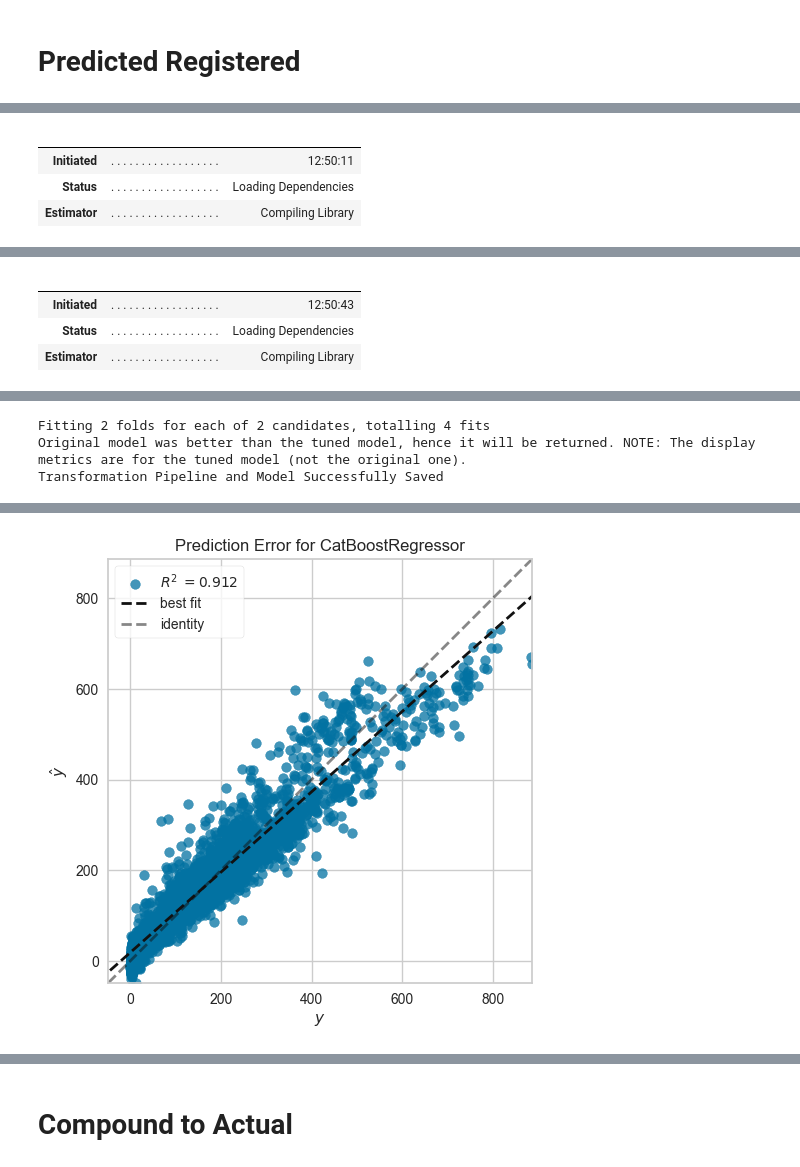
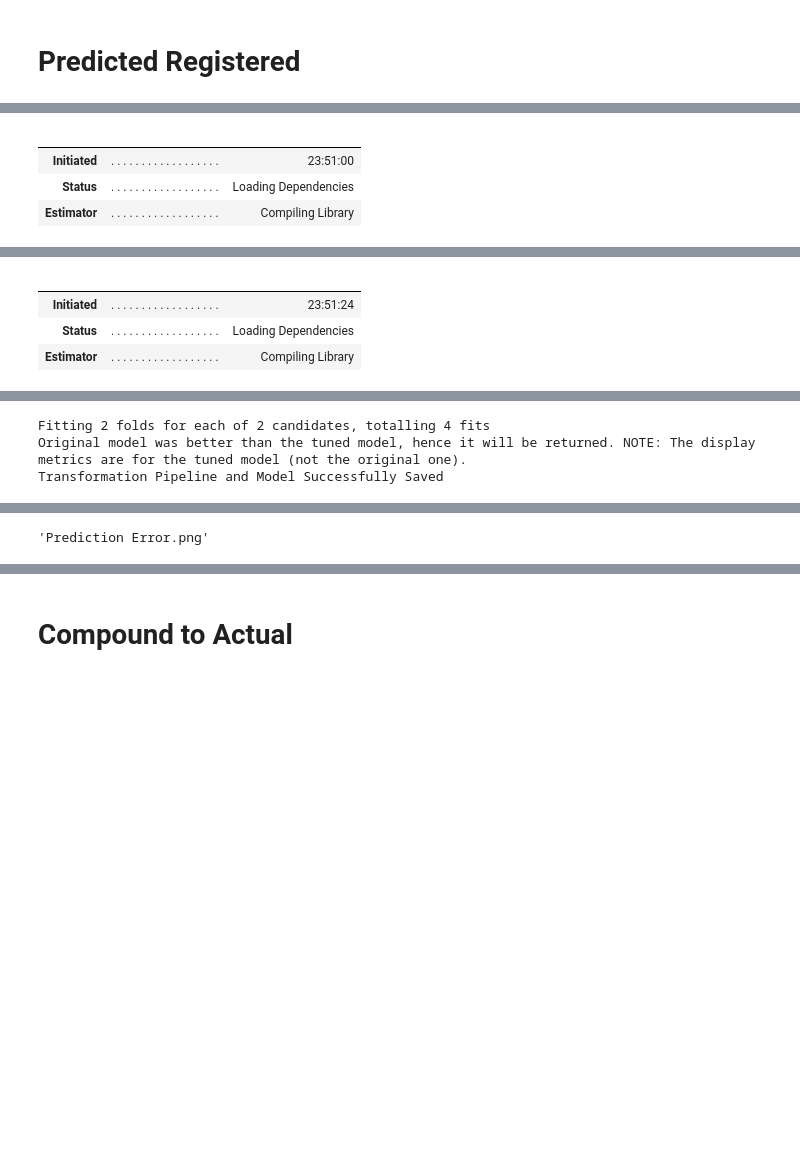
Before and after one commit to jcuenca972/mbd_python2, a Jupyter notebook: Group1_Notebook_Assignment2.ipynb, the cells around one changed output, grey strips where cells are left out. Drawn from its saved outputs; the diff is of its cells as text; code cells hidden in the pictures; blank space fills up the shorter version.

```diff
--- a/Group1_Notebook_Assignment2.ipynb
+++ b/Group1_Notebook_Assignment2.ipynb
@@ -624,19 +690,19 @@ best_model_registered
 # %%
 model_registered = create_model("catboost")
 tuned_model_registered = tune_model(model_registered, optimize = "MAE", fold= 2, n_iter= 2)
 final_model_registered = finalize_model(tuned_model_registered)
 save_model(final_model_registered, 'cnt_model_registered')
-plot_model(final_model_registered, plot='error')
+plot_model(final_model_registered, plot='error', save= True)
 # %% [output]
 |  |  |  |
 |  |  |  |
-| Initiated | . . . . . . . . . . . . . . . . . . | 12:50:11 |
+| Initiated | . . . . . . . . . . . . . . . . . . | 23:51:00 |
 | Status | . . . . . . . . . . . . . . . . . . | Loading Dependencies |
 | Estimator | . . . . . . . . . . . . . . . . . . | Compiling Library |
 [interactive output not drawn]
 |  |  |  |
 |  |  |  |
-| Initiated | . . . . . . . . . . . . . . . . . . | 12:50:43 |
+| Initiated | . . . . . . . . . . . . . . . . . . | 23:51:24 |
 | Status | . . . . . . . . . . . . . . . . . . | Loading Dependencies |
 | Estimator | . . . . . . . . . . . . . . . . . . | Compiling Library |
 [interactive output not drawn]
@@ -644,7 +710,7 @@ Fitting 2 folds for each of 2 candidates, totalling 4 fits
 Original model was better than the tuned model, hence it will be returned. NOTE: The display metrics are for the tuned model (not the original one).
 Transformation Pipeline and Model Successfully Saved
 [interactive output not drawn]
-[figure, removed]
+'Prediction Error.png'
 # %%
 pipeline_registered = load_model(model_name="cnt_model_registered")
 prediction_registered = predict_model(pipeline_registered, data_prod_registered)
```
Also changed, not shown: parts of 22 cells of this notebook, 19 other files.
